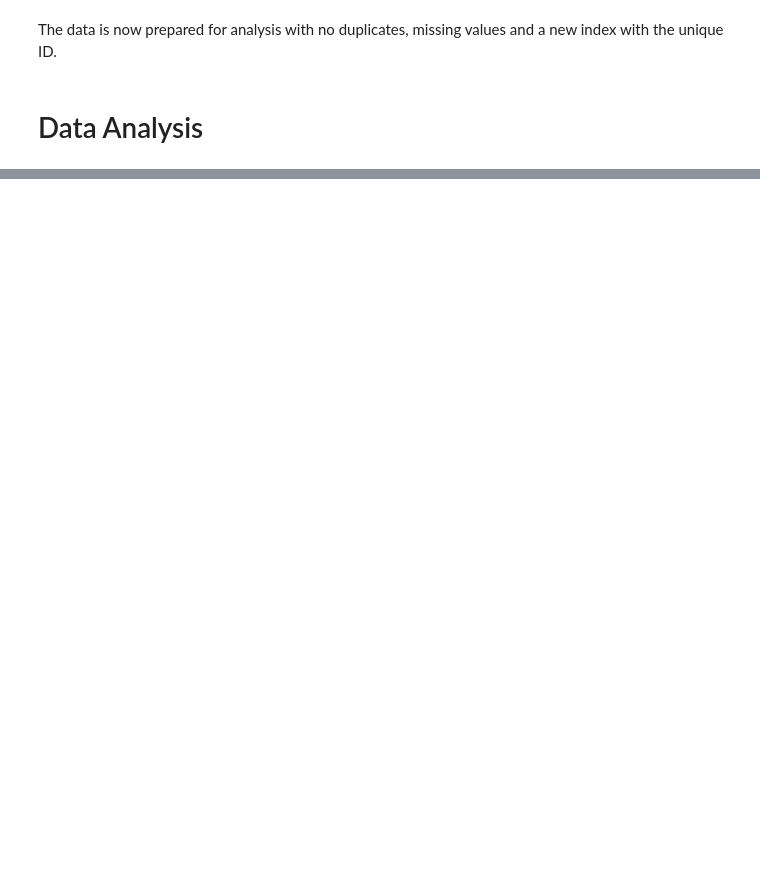
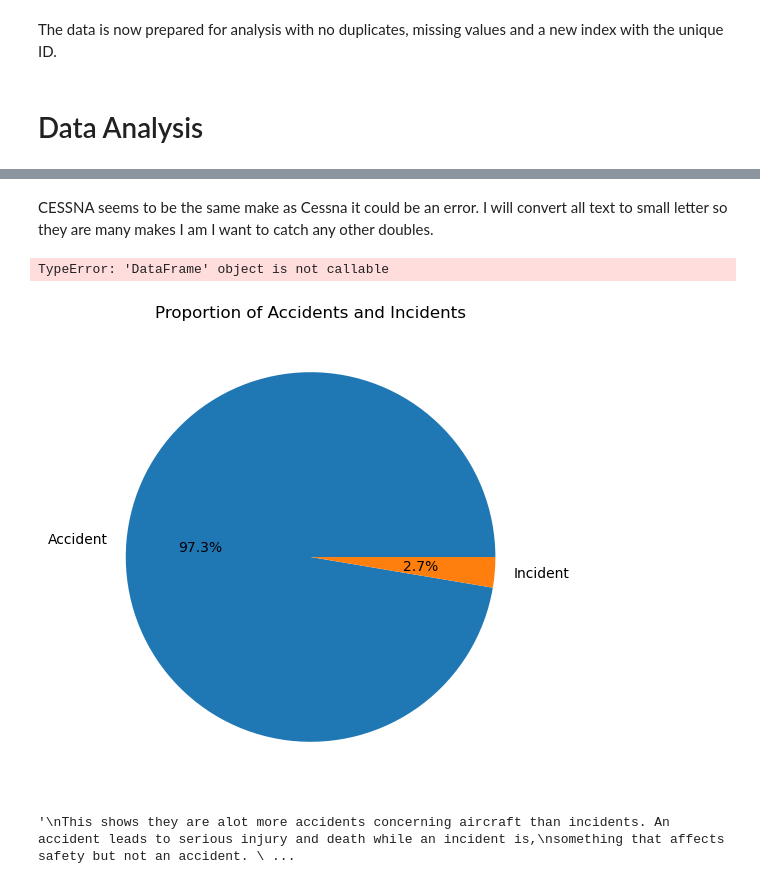
Before and after one commit to Tintin-dataObsessed/Aviation_Accident_Project, a Jupyter notebook: Airplane_Analysis.ipynb, the cells around one changed output, grey strips where cells are left out. Saved outputs shown, nothing was run; the diff lists cells and outputs as text; code cells hidden in the pictures; blank space fills up the shorter version.

Commit message:
Added data analysis

```diff
--- a/Airplane_Analysis.ipynb
+++ b/Airplane_Analysis.ipynb
@@ -312 +380,28 @@ Name: Make, Length: 7442, dtype: int64
+# %% [markdown]
+CESSNA seems to be the same make as Cessna it could be an error. I will convert all text to small letter so they are many makes I am I want to catch any other doubles.
+# %%
+df1['Make'] = df1['Make'].str.lower()
+df1(5)
+# %% [output]
+TypeError: 'DataFrame' object is not callable
+# %%
+#I will focus on Accidents and Incidents in the column in the Investigation Type.
+
+#This is because we are looking at risk and the aircraft's safety.
+#Percentage of accidents and Incidents.
+plt.figure(figsize=(6,6))
+Accidents_and_Incidents = df1['Investigation.Type'].value_counts()
+plt.pie(Accidents_and_Incidents,labels = Accidents_and_Incidents.index, autopct = '%1.1f%%' )
+plt.title('Proportion of Accidents and Incidents')
+plt.ylabel('')
+plt.show()
+# %% [output]
+[figure, added]
+# %%
+'''
+This shows they are alot more accidents concerning aircraft than incidents. An accident leads to serious injury and death while an incident is,
+something that affects safety but not an accident.
+'''
+# %% [output]
+'\nThis shows they are alot more accidents concerning aircraft than incidents. An accident leads to serious injury and death while an incident is,\nsomething that affects safety but not an accident. \ ...
 # %%
```
Also changed, not shown: parts of 43 cells of this notebook.
